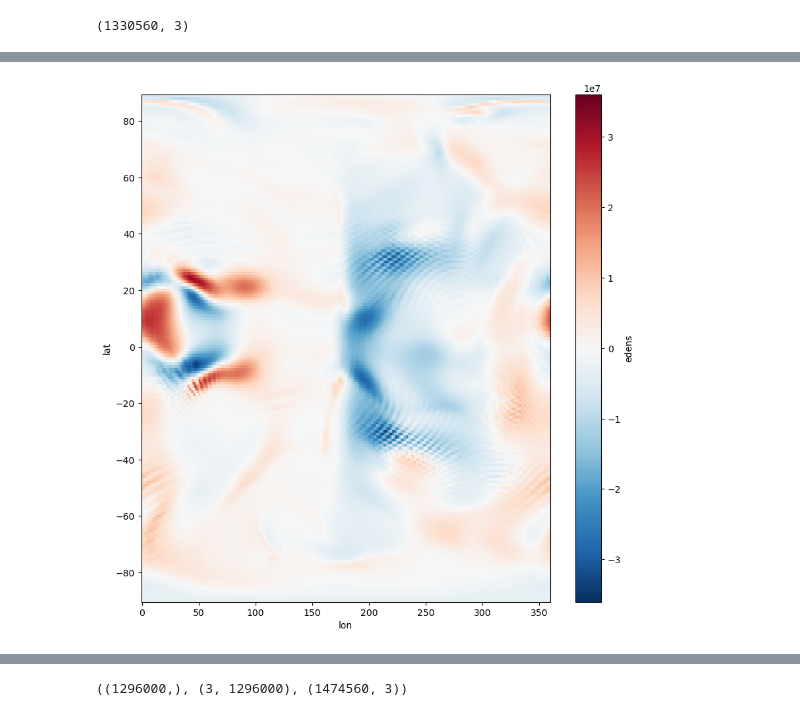
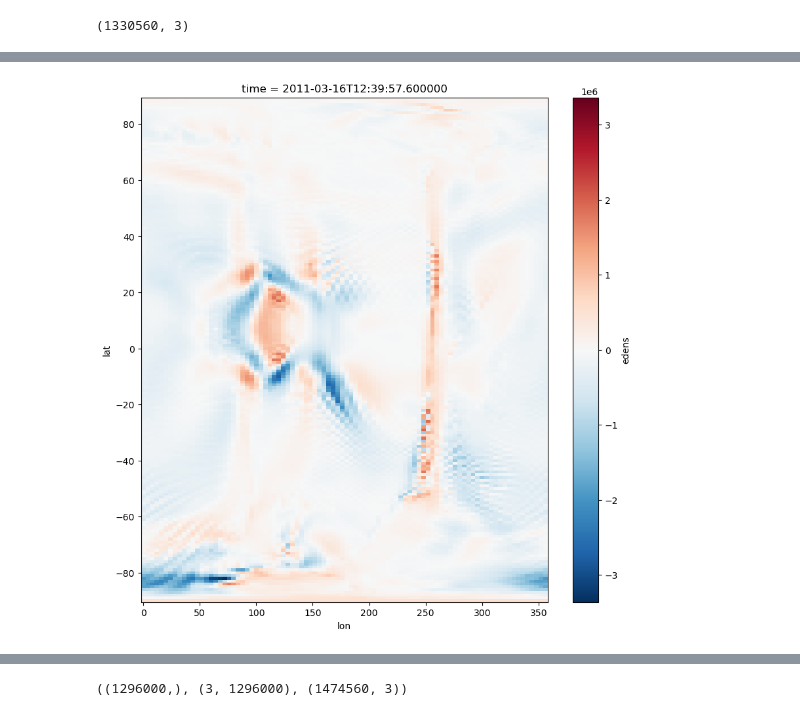
Before and after one commit to abukowski21/SAMI3-GITM-python, a Jupyter notebook: FixInterpolations.ipynb, the cells around one changed output, grey strips where cells are left out. Drawn from its saved outputs; the diff is of its cells as text; code cells hidden in the pictures.

```diff
--- a/FixInterpolations.ipynb
+++ b/FixInterpolations.ipynb
@@ -39,7 +39,7 @@ in_cart.shape
 (1330560, 3)
 # %%
 latout=np.arange(-90, 90, 1)
-lonout=np.arange(0, 360, 1)
+lonout=np.arange(0, 360, 4)
 altout=np.arange(200, 2200, 100)
 
 out_lats=[]
@@ -96,9 +96,9 @@ ds.edens.isel(time=150, alt=3).plot(x='lon')
 # %%
 plt.figure(figsize=(10,10))
-(ds.edens.isel(time=500)-ds.edens.isel(time=502)).integrate('alt').plot(x='lon')
+ds.edens.integrate('alt').diff('time', 2).isel(time=150).plot(x='lon')
 plt.show()
 # %% [output]
-[figure, old version]
+[figure, new version]
 # %%
 nearest_pt = [nlt, nf, nz]
 
```
Also changed, not shown: parts of 37 cells of this notebook.
